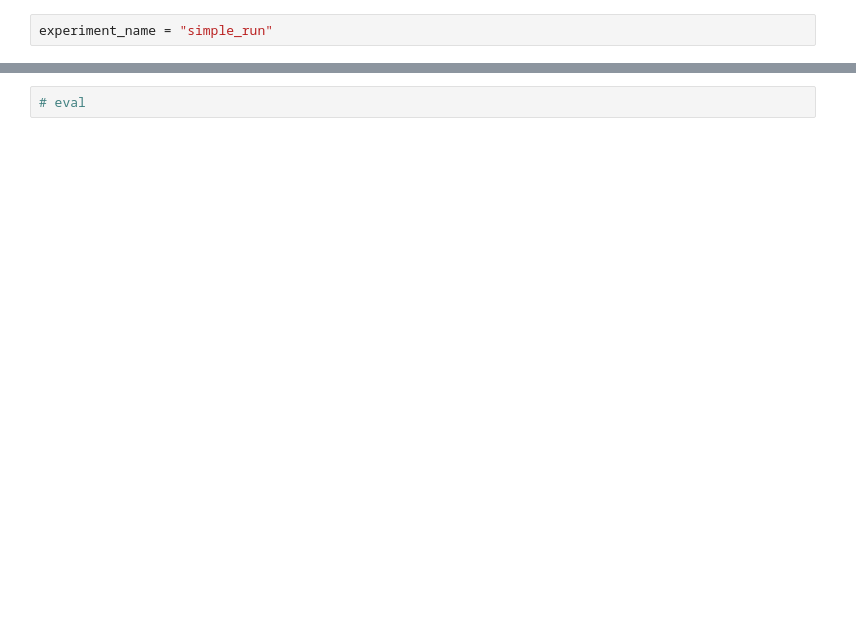
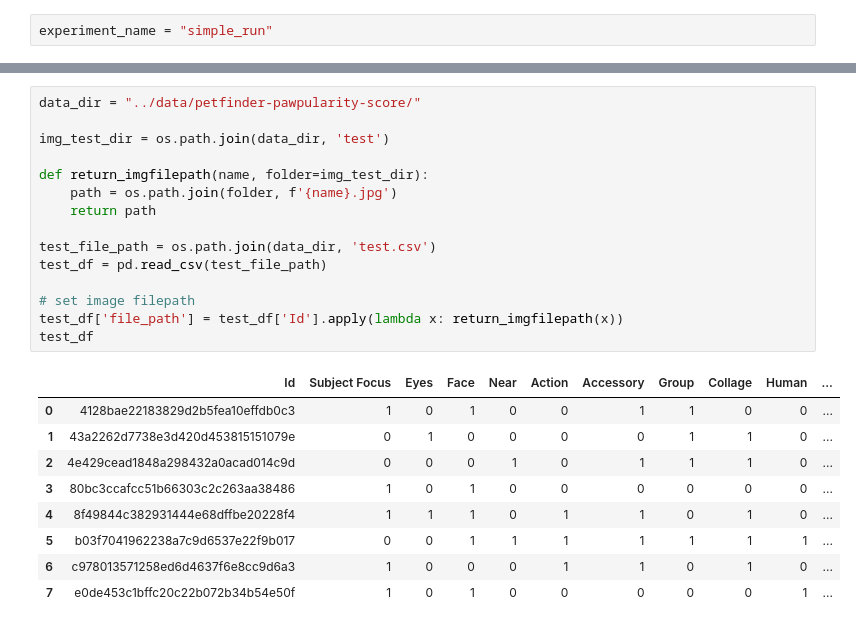
Before and after one commit to genglinliu/Pawpularity, a Jupyter notebook: src/contest_notebook.ipynb, the cells around one changed output, grey strips where cells are left out. Cells and saved outputs as stored; diff of their text form; blank space fills up the shorter version.

```diff
--- a/src/contest_notebook.ipynb
+++ b/src/contest_notebook.ipynb
@@ -240,2 +246,25 @@ train(train_loader, model, criterion, optimizer, num_epochs)
-# %%
-# eval
+# %%
+data_dir = "../data/petfinder-pawpularity-score/"
+
+img_test_dir = os.path.join(data_dir, 'test')
+
+def return_imgfilepath(name, folder=img_test_dir):
+    path = os.path.join(folder, f'{name}.jpg')
+    return path
+
+test_file_path = os.path.join(data_dir, 'test.csv')
+test_df = pd.read_csv(test_file_path)
+
+# set image filepath
+test_df['file_path'] = test_df['Id'].apply(lambda x: return_imgfilepath(x))
+test_df
+# %% [output]
+|  | Id | Subject Focus | Eyes | Face | Near | Action | Accessory | Group | Collage | Human | ... |
+| 0 | 4128bae22183829d2b5fea10effdb0c3 | 1 | 0 | 1 | 0 | 0 | 1 | 1 | 0 | 0 | ... |
+| 1 | 43a2262d7738e3d420d453815151079e | 0 | 1 | 0 | 0 | 0 | 0 | 1 | 1 | 0 | ... |
+| 2 | 4e429cead1848a298432a0acad014c9d | 0 | 0 | 0 | 1 | 0 | 1 | 1 | 1 | 0 | ... |
+| 3 | 80bc3ccafcc51b66303c2c263aa38486 | 1 | 0 | 1 | 0 | 0 | 0 | 0 | 0 | 0 | ... |
+| 4 | 8f49844c382931444e68dffbe20228f4 | 1 | 1 | 1 | 0 | 1 | 1 | 0 | 1 | 0 | ... |
+| 5 | b03f7041962238a7c9d6537e22f9b017 | 0 | 0 | 1 | 1 | 1 | 1 | 1 | 1 | 1 | ... |
+| 6 | c978013571258ed6d4637f6e8cc9d6a3 | 1 | 0 | 0 | 0 | 1 | 1 | 0 | 1 | 0 | ... |
+| 7 | e0de453c1bffc20c22b072b34b54e50f | 1 | 0 | 1 | 0 | 0 | 0 | 0 | 0 | 1 | ... |
```
Also changed, not shown: parts of 14 cells of this notebook, 2 other files.
